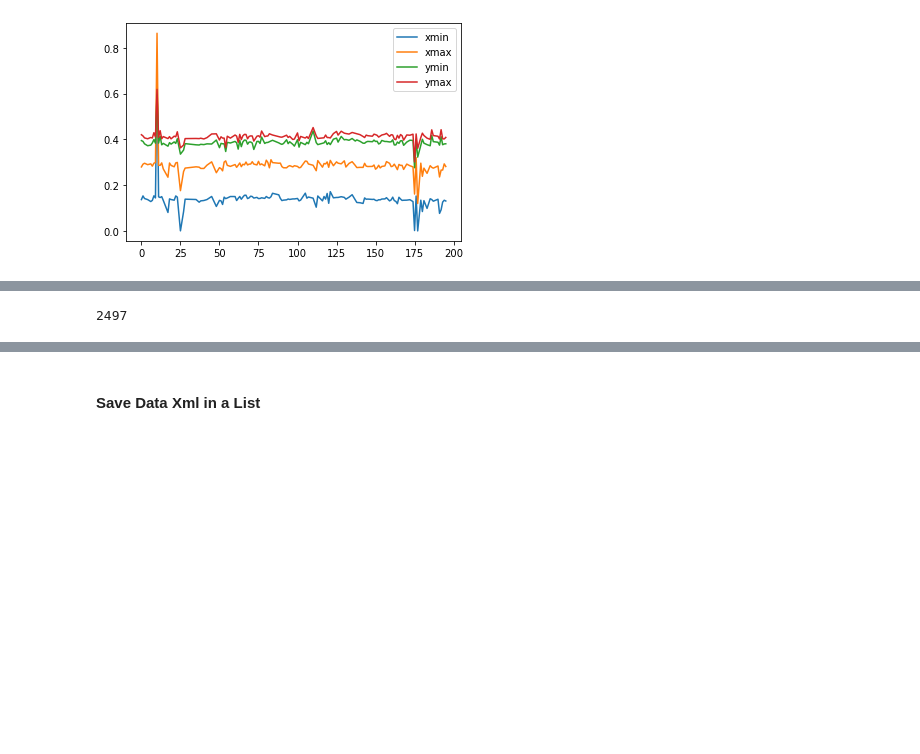
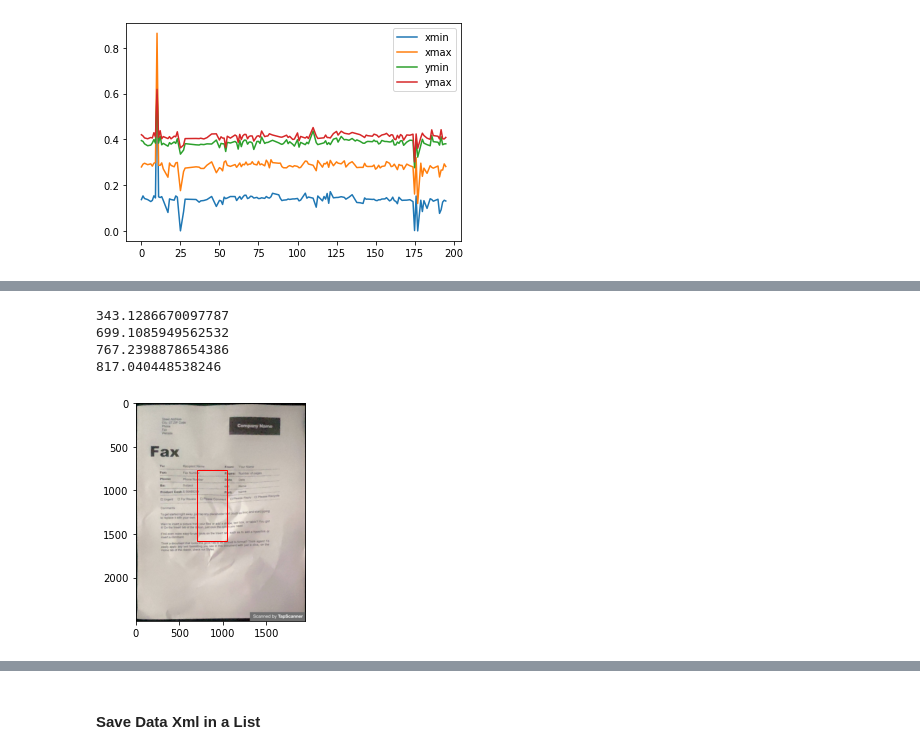
Before and after one commit to NILodio/EACD-MONOGRAFIA, a Jupyter notebook: 00_main.ipynb, the cells around one changed output, grey strips where cells are left out. Cells and saved outputs as stored; diff of their text form; code cells hidden in the pictures; blank space fills up the shorter version.

```diff
--- a/00_main.ipynb
+++ b/00_main.ipynb
@@ -91,9 +114,9 @@ MyPlot.display_random_image(Train,1)
 # %%
-
-
-img = Image.open(os.path.join('local\\data\\imgs',Train['names'][0]))
-image_n = np.array(img)
-len_x , len_y , _ =  image_n.shape
-len_x
+import matplotlib.patches as patches
+im = np.array(Image.open(os.path.join('local\\data\\imgs',Train['names'][0])),dtype=np.uint8)
 # %% [output]
-2497
+343.1286670097787
+699.1085949562532
+767.2398878654386
+817.040448538246
+[figure, added]
```
Also changed, not shown: parts of 6 cells of this notebook, 2 other files.
